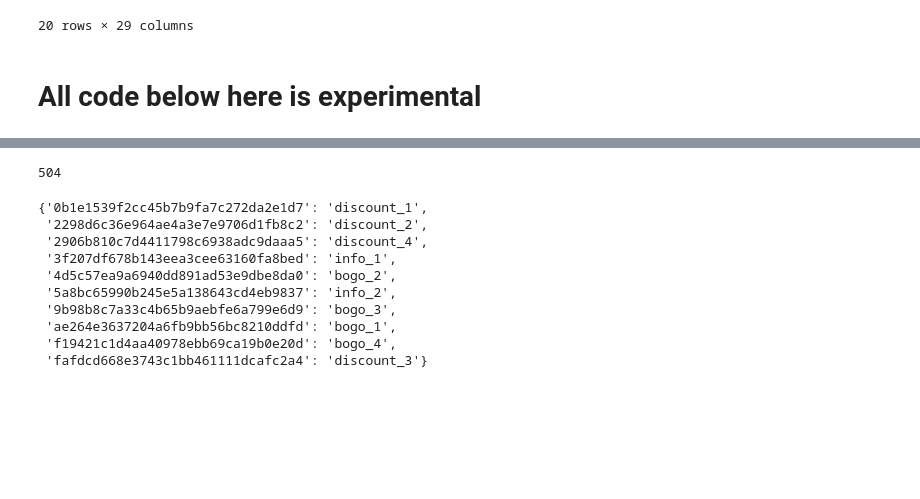
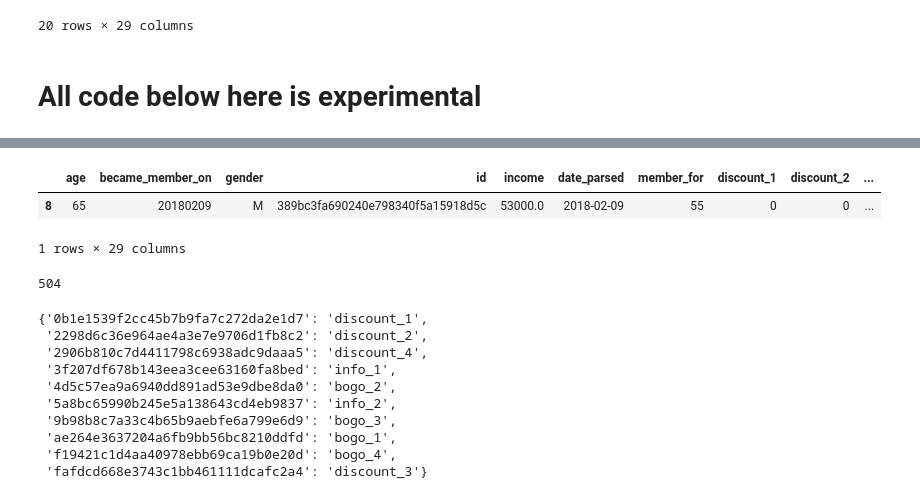
Before and after one commit to ismith1024/Udacity_Capstone, a Jupyter notebook: Starbucks_Capstone_notebook.ipynb, the cells around one changed output, grey strips where cells are left out. Drawn from its saved outputs; the diff is of its cells as text; code cells hidden in the pictures; blank space fills up the shorter version.

```diff
--- a/Starbucks_Capstone_notebook.ipynb
+++ b/Starbucks_Capstone_notebook.ipynb
@@ -582,7 +582,7 @@ def get_transactions_by_offer(person):
 
     for offer in portfolio['id']:
         offer_transactions[offer] = []
-        offer_starts[offer] = -1
+        offer_starts[offer] = -9999999
 
 
     for index, row in transcript[transcript['person'] == person].iterrows():
@@ -691,7 +691,7 @@ for index, row in df.iterrows():
     df.at[index, 'info_1_transactions'] = []
     df.at[index, 'info_2_transactions'] = []
     df.at[index, 'no_offer_transactions'] = []
-    df.at[index, 'no_offer_interval'] = 0
+    #df.at[index, 'no_offer_interval'] = 0
 # %%
 for index, row in df.iterrows():
     offer_transactions, no_offer_transactions = get_transactions_by_offer(row['id'])
@@ -765,61 +765,61 @@ def get_no_offer_interval(row):
     intervals = []
     duration = 714
 
-    if row['discount_1'] == 1:
+    if row['discount_1'] >= 1:
         for k in transcript[(transcript['person'] == row['id']) & (transcript['offer_id'] == '0b1e1539f2cc45b7b9fa7c272da2e1d7') & (transcript['event'] == 'offer received')]['time']:
             start = int(k)
             end = min(start + (10*24), duration) #lesser of duration and the end of the data
             intervals.append((start, end))
 
-    if row['discount_2'] == 1:
+    if row['discount_2'] >= 1:
         for k in transcript[(transcript['person'] == row['id']) & (transcript['offer_id'] == '2298d6c36e964ae4a3e7e9706d1fb8c2') & (transcript['event'] == 'offer received')]['time']:
             start = int(k)
             end = min(start + (7*24), duration) #lesser of duration and the end of the data
             intervals.append((start, end))
 
-    if row['discount_3'] == 1:
+    if row['discount_3'] >= 1:
         for k in transcript[(transcript['person'] == row['id']) & (transcript['offer_id'] == 'fafdcd668e3743c1bb461111dcafc2a4') & (transcript['event'] == 'offer received')]['time']:
             start = int(k)
             end = min(start + (10*24), duration) #lesser of duration and the end of the data
             intervals.append((start, end))
 
-    if row['discount_4'] == 1:
+    if row['discount_4'] >= 1:
         for k in transcript[(transcript['person'] == row['id']) & (transcript['offer_id'] == '2906b810c7d4411798c6938adc9daaa5') & (transcript['event'] == 'offer received')]['time']:
             start = int(k)
             end = min(start + (7*24), duration) #lesser of duration and the end of the data
             intervals.append((start, end))
 
-    if row['bogo_1'] == 1:
+    if row['bogo_1'] >= 1:
         for k in transcript[(transcript['person'] == row['id']) & (transcript['offer_id'] == 'ae264e3637204a6fb9bb56bc8210ddfd') & (transcript['event'] == 'offer received')]['time']:
             start = int(k)
             end = min(start + (7*24), duration) #lesser of duration and the end of the data
             intervals.append((start, end))
 
-    if row['bogo_2'] == 1:
+    if row['bogo_2'] >= 1:
         for k in transcript[(transcript['person'] == row['id']) & (transcript['offer_id'] == '4d5c57ea9a6940dd891ad53e9dbe8da0') & (transcript['event'] == 'offer received')]['time']:
             start = int(k)
             end = min(start + (5*24), duration) #lesser of duration and the end of the data
             intervals.append((start, end))
 
-    if row['bogo_3'] == 1:
+    if row['bogo_3'] >= 1:
         for k in transcript[(transcript['person'] == row['id']) & (transcript['offer_id'] == '9b98b8c7a33c4b65b9aebfe6a799e6d9') & (transcript['event'] == 'offer received')]['time']:
             start = int(k)
             end = min(start + (7*24), duration) #lesser of duration and the end of the data
             intervals.append((start, end))
 
-    if row['bogo_4'] == 1:
+    if row['bogo_4'] >= 1:
         for k in transcript[(transcript['person'] == row['id']) & (transcript['offer_id'] == 'f19421c1d4aa40978ebb69ca19b0e20d') & (transcript['event'] == 'offer received')]['time']:
             start = int(k)
             end = min(start + (5*24), duration) #lesser of duration and the end of the data
             intervals.append((start, end))
 
-    if row['info_1'] == 1:
+    if row['info_1'] >= 1:
         for k in transcript[(transcript['person'] == row['id']) & (transcript['offer_id'] == '3f207df678b143eea3cee63160fa8bed') & (transcript['event'] == 'offer received')]['time']:
             start = int(k)
             end = min(start + (4*24), duration) #lesser of duration and the end of the data
             intervals.append((start, end))
 
-    if row['info_2'] == 1:
+    if row['info_2'] >= 1:
         for k in transcript[(transcript['person'] == row['id']) & (transcript['offer_id'] == '5a8bc65990b245e5a138643cd4eb9837') & (transcript['event'] == 'offer received')]['time']:
             start = int(k)
             end = min(start + (3*24), duration) #lesser of duration and the end of the data
@@ -868,3 +878,9 @@ df
+# %%
+df[df['id'] == '389bc3fa690240e798340f5a15918d5c']
+# %% [output]
+|  | age | became_member_on | gender | id | income | date_parsed | member_for | discount_1 | discount_2 | ... |
+| 8 | 65 | 20180209 | M | 389bc3fa690240e798340f5a15918d5c | 53000.0 | 2018-02-09 | 55 | 0 | 0 | ... |
+1 rows × 29 columns
 # %%
 int(transcript[(transcript['person'] == '24f56b5e1849462093931b164eb803b5') & (transcript['offer_id'] == 'fafdcd668e3743c1bb461111dcafc2a4') & (transcript['event'] == 'offer received')]['time'])
 # %% [output]
```
Also changed, not shown: parts of 3 cells of this notebook, 1 other file.
